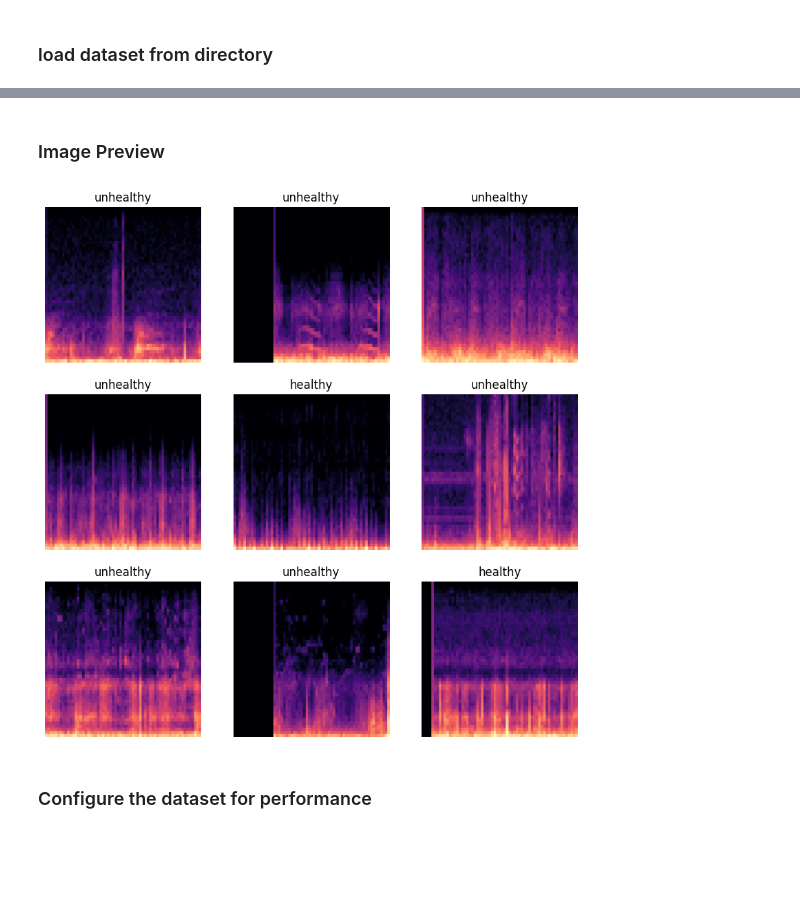
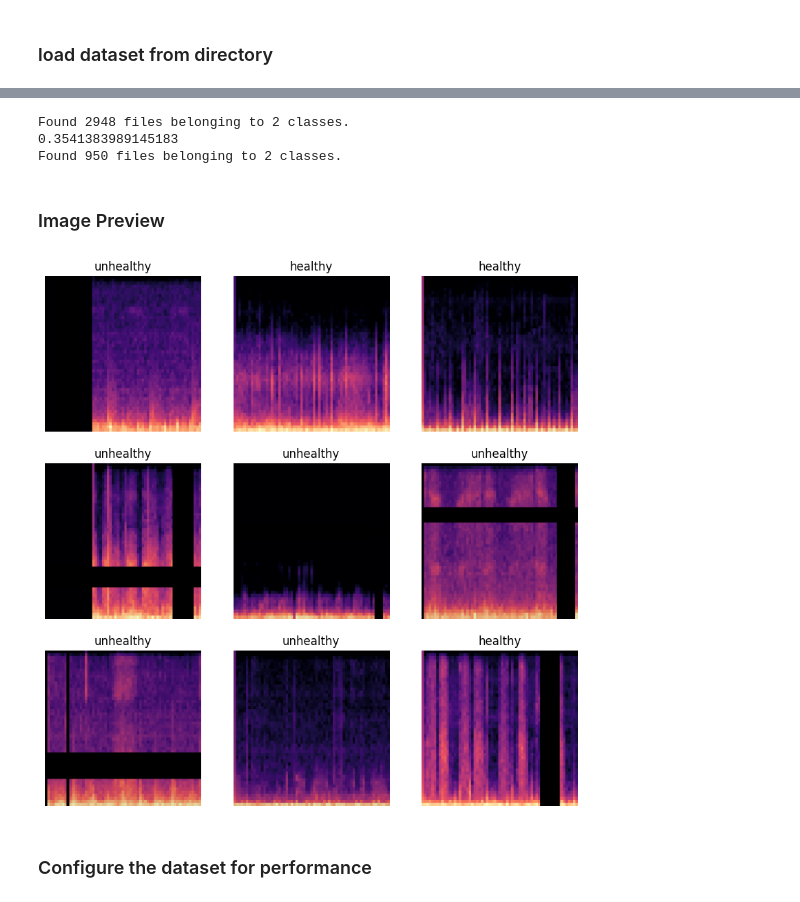
Before and after one commit to loukra/Respiratory_Disease_Classification, a Jupyter notebook: ResNet50_Transfer_Learning.ipynb, the cells around one changed output, grey strips where cells are left out. Saved outputs shown, nothing was run; the diff lists cells and outputs as text; code cells hidden in the pictures; blank space fills up the shorter version.

```diff
--- a/ResNet50_Transfer_Learning.ipynb
+++ b/ResNet50_Transfer_Learning.ipynb
@@ -51,0 +74,11 @@ Found 3343 files belonging to 2 classes.
+# %%
+def random_level(x, upper = 0.2):
+    """lower the level of the spectrogram by random amount between 0 and 0.2
+
+    Args:
+        x (_type_): _description_
+
+    Returns:
+        _type_: _description_
+    """
+    return tf.random.uniform(shape = (), minval = 1 - upper, maxval=1) * x
@@ -51,0 +121,18 @@ Found 3343 files belonging to 2 classes.
+# %%
+def data_augmentation(x,y):
+  """data augmentation chain
+
+  Args:
+      x (tensor): image tensor
+      y (tensor): label tensor
+
+  Returns:
+      image, label
+  """
+  #tf.keras.layers.RandomContrast((0.3,0.3), seed=42),
+  x = random_level(x, upper = 0.1)
+  for i in range(tf.random.uniform(shape = (), minval = 0, maxval= 2, dtype=tf.int32)):
+    x = random_time_mask(x, lower = 0, upper = 0.2)
+  for i in range(tf.random.uniform(shape = (), minval = 0, maxval= 2, dtype=tf.int32)):
+    x = random_freq_mask(x, lower = 0, upper = 0.2)
+  return x,y
@@ -52,17 +190,32 @@ Found 3343 files belonging to 2 classes.
+# %%
+mlflow.tensorflow.autolog()
+
+batch_size = 32
+
+IMG_SIZE = (224, 224)
+train_dir = 'data/images/cls_2/train'
+val_dir = 'data/images/cls_2/val'
+ds_train, _, class_weights, train_size = load_dataset(train_dir, batch_size = 32, training=True, image_size = (224, 224), rseed = 8)
+ds_val, val_files, _, _ = load_dataset(val_dir, batch_size = 32, training=False, image_size = (224, 224), rseed = 8)
+# %% [output]
+Found 2948 files belonging to 2 classes.
+0.3541383989145183
+Found 950 files belonging to 2 classes.
 # %% [markdown]
 ### Image Preview
 # %%
 class_names = ['unhealthy', 'healthy']
 
 plt.figure(figsize=(10, 10))
-for images, labels in ds_train.take(2):
+for images, labels in ds_train.take(5):
+  labels = labels.numpy()
   for i in range(9):
     ax = plt.subplot(3, 3, i + 1)
     plt.imshow(images[i].numpy().astype("uint8"))
     plt.title(class_names[labels[i]])
     plt.axis("off")
 # %% [output]
-[figure, old version]
+[figure, new version]
 # %% [markdown]
 ### Configure the dataset for performance
 # %%
```
Also changed, not shown: parts of 32 cells of this notebook, 3 other files.
